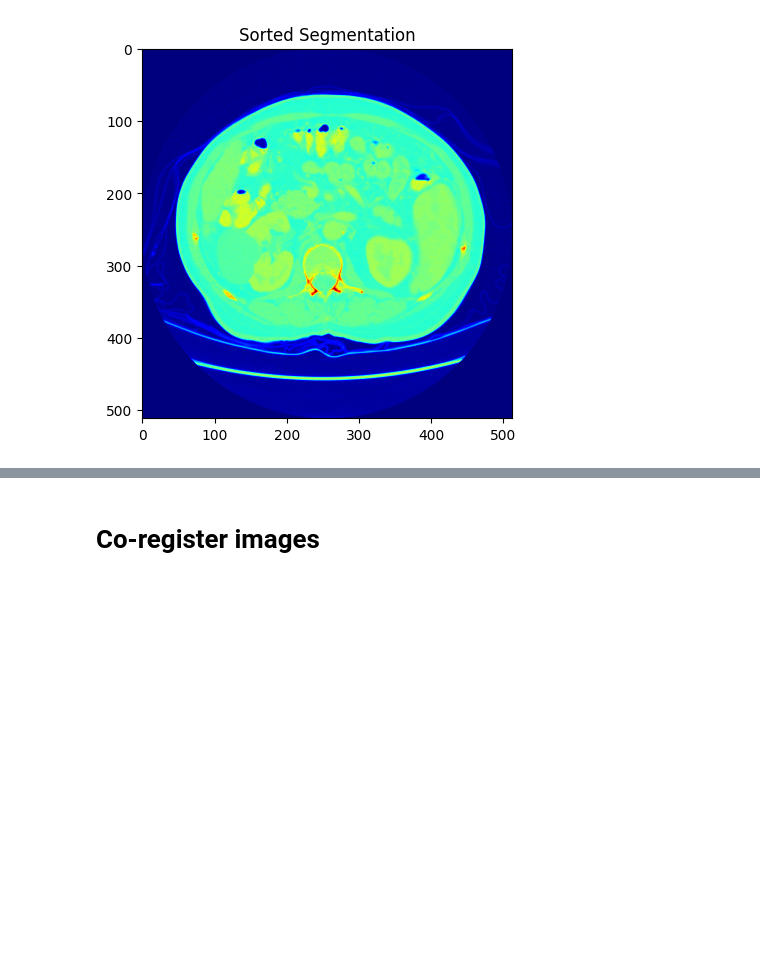
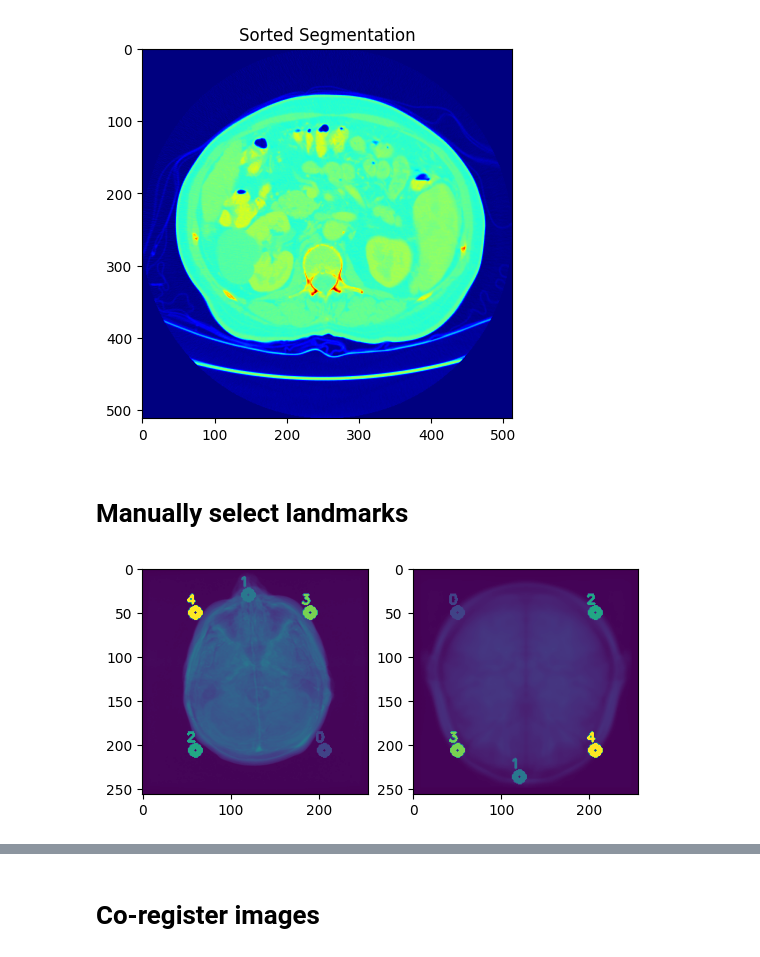
Before and after one commit to claredavies/MedicalImaging, a Jupyter notebook: MedicalImagingProject.ipynb, the cells around one changed output, grey strips where cells are left out. Saved outputs shown, nothing was run; the diff lists cells and outputs as text; code cells hidden in the pictures; blank space fills up the shorter version.

Commit message:
Able to manually select coordinating landmarks and get transform using inbuilt functions (still need to implement own working function)

```diff
--- a/MedicalImagingProject.ipynb
+++ b/MedicalImagingProject.ipynb
@@ -294,3 +294,50 @@ plt.show()
 # %% [output]
 [figure]
 [figure]
+# %% [markdown]
+# Manually select landmarks
+# %%
+[_, input_dcm] = load_dicom_files_from_folder('output/RM_Brain_3D-SPGR')
+_, input_images = rearrange_pixel_arrays(_, input_dcm)
+
+reference_dcm = pydicom.dcmread('icbm_avg_152_t1_tal_nlin_symmetric_VI.dcm')
+ref_images = reference_dcm.pixel_array
+input_images, ref_images = resize_to_same(input_images, ref_images)
+# %%
+import matplotlib.pyplot as plt
+import numpy as np
+import cv2
+
+# Assuming debug_img1 and debug_img2 are already defined
+avg_input = calculate_average_image(input_images)
+avg_ref = calculate_average_image(ref_images)
+
+debug_img1 = np.array(avg_input.copy())
+debug_img2 = np.array(avg_ref.copy())
+
+srcPts = [(206, 206), (120, 30), (60, 206), (190, 50), (60, 50)]
+dstPts = [(50, 50), (120, 236), (206, 50), (50, 206), (206, 206)]
+
+circle_radius = 5  # Adjust the radius value to control the circle size
+for i, (srcPt, dstPt) in enumerate(zip(srcPts, dstPts)):
+    shade = int(255 * (i + 1) / len(srcPts))  # Calculate the shade value based on the index
+
+    # Draw circle on debug_img1
+    cv2.circle(debug_img1, (int(srcPt[0]), int(srcPt[1])), circle_radius, (shade, shade, shade), 5)
+    # Add label to the circle
+    cv2.putText(debug_img1, str(i), (int(srcPt[0]) - 10, int(srcPt[1]) - 10), cv2.FONT_HERSHEY_SIMPLEX, 0.5, (shade, shade, shade), 2)
+
+    # Draw circle on debug_img2
+    cv2.circle(debug_img2, (int(dstPt[0]), int(dstPt[1])), circle_radius, (shade, shade, shade), 5)
+    # Add label to the circle
+    cv2.putText(debug_img2, str(i), (int(dstPt[0]) - 10, int(dstPt[1]) - 10), cv2.FONT_HERSHEY_SIMPLEX, 0.5, (shade, shade, shade), 2)
+
+plt.subplot(1, 2, 1)
+plt.imshow(debug_img1)
+
+plt.subplot(1, 2, 2)
+plt.imshow(debug_img2)
+
+plt.show()
+# %% [output]
+[figure, added]
```
Also changed, not shown: parts of 12 cells of this notebook.
